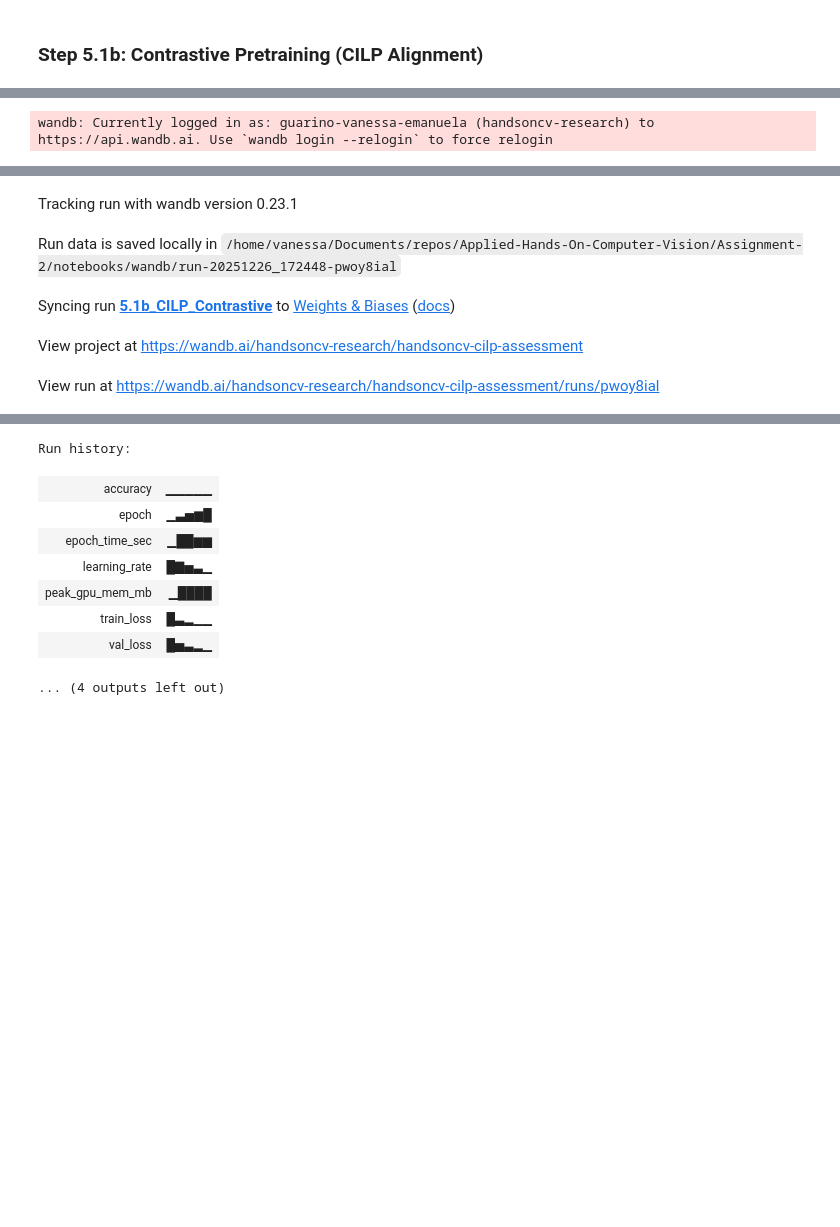
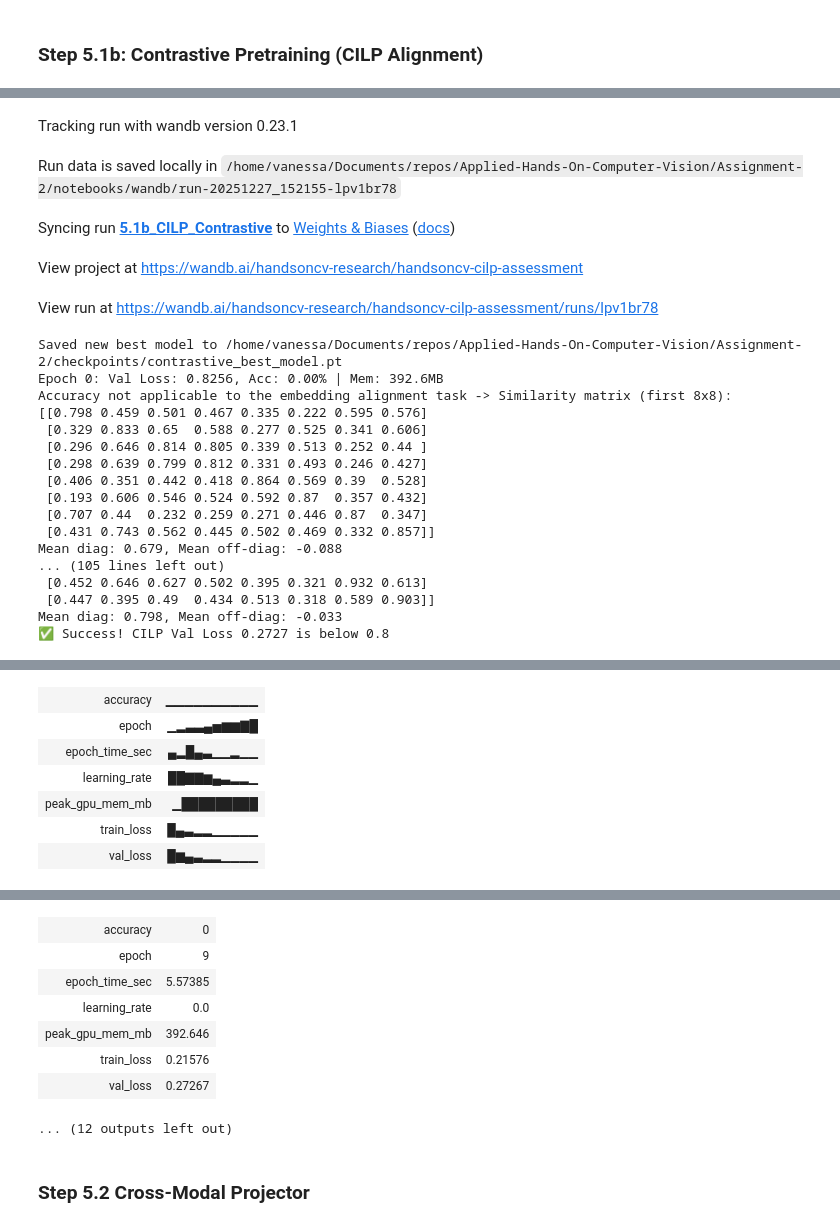
Before and after one commit to Guarinov/applied-hands-on-computer-vision, a Jupyter notebook: Assignment-2/notebooks/04_final_assessment.ipynb, the cells around one changed output, grey strips where cells are left out. Drawn from its saved outputs; the diff is of its cells as text; code cells hidden in the pictures; blank space fills up the shorter version.

```diff
--- a/Assignment-2/notebooks/04_final_assessment.ipynb
+++ b/Assignment-2/notebooks/04_final_assessment.ipynb
@@ -159,6 +171,7 @@ Run summary:
 # %%
 # Configuration to fufill logging requirement
-EPOCHS = 5 # Based on Nvidia 05_Assessment on MultiModal AI Agents
+# Choices based upon Nvidia 05_Assessment CILP training scheme
+EPOCHS = 10
 LEARNING_RATE = 1e-4
 
 run = wandb.init(
@@ -183,23 +196,40 @@ metrics_cilp = train_fusion_cilp_model(
     train_loader,
     val_loader,
     optimizer=optimizer,
-    criterion=torch.nn.CrossEntropyLoss(), # CrossEntropy is used for CLIP loss
+    criterion=torch.nn.CrossEntropyLoss(), # CrossEntropy used for CILP too
     device="cuda",
     epochs=EPOCHS,
     scheduler=scheduler,
     task_mode="contrastive"
 )
 
-# CHECK REQUIREMENT:
-if metrics_cilp['val_loss'] < 3.2:
-    print(f"✅ Success! CILP Val Loss {metrics_cilp['val_loss']:.4f} is below 3.2")
+# TASK 5.1b CHECK REQUIREMENT:
+check_value = 0.8
+if metrics_cilp['val_loss'] < check_value:
+    print(f"✅ Success! CILP Val Loss {metrics_cilp['val_loss']:.4f} is below {check_value}")
 
 wandb.finish()
 # %% [output]
-wandb: Currently logged in as: guarino-vanessa-emanuela (handsoncv-research) to https://api.wandb.ai. Use `wandb login --relogin` to force relogin
 [interactive output not drawn]
 Tracking run with wandb version 0.23.1
-Run data is saved locally in /home/vanessa/Documents/repos/Applied-Hands-On-Computer-Vision/Assignment-2/notebooks/wandb/run-20251226_172448-pwoy8ial
+Run data is saved locally in /home/vanessa/Documents/repos/Applied-Hands-On-Computer-Vision/Assignment-2/notebooks/wandb/run-20251227_152155-lpv1br78
 Syncing run 5.1b_CILP_Contrastive to Weights & Biases (docs)
 View project at https://wandb.ai/handsoncv-research/handsoncv-cilp-assessment
-View run at https://wandb.ai/handsoncv-research/handsoncv-cilp-assessment/runs/pwoy8ial
+View run at https://wandb.ai/handsoncv-research/handsoncv-cilp-assessment/runs/lpv1br78
+Saved new best model to /home/vanessa/Documents/repos/Applied-Hands-On-Computer-Vision/Assignment-2/checkpoints/contrastive_best_model.pt
+Epoch 0: Val Loss: 0.8256, Acc: 0.00% | Mem: 392.6MB
+Accuracy not applicable to the embedding alignment task -> Similarity matrix (first 8x8):
+[[0.798 0.459 0.501 0.467 0.335 0.222 0.595 0.576]
+ [0.329 0.833 0.65  0.588 0.277 0.525 0.341 0.606]
+ [0.296 0.646 0.814 0.805 0.339 0.513 0.252 0.44 ]
+ [0.298 0.639 0.799 0.812 0.331 0.493 0.246 0.427]
+ [0.406 0.351 0.442 0.418 0.864 0.569 0.39  0.528]
+ [0.193 0.606 0.546 0.524 0.592 0.87  0.357 0.432]
+ [0.707 0.44  0.232 0.259 0.271 0.446 0.87  0.347]
+ [0.431 0.743 0.562 0.445 0.502 0.469 0.332 0.857]]
+Mean diag: 0.679, Mean off-diag: -0.088
+... (105 lines left out)
+ [0.452 0.646 0.627 0.502 0.395 0.321 0.932 0.613]
+ [0.447 0.395 0.49  0.434 0.513 0.318 0.589 0.903]]
+Mean diag: 0.798, Mean off-diag: -0.033
+✅ Success! CILP Val Loss 0.2727 is below 0.8
@@ -206,0 +238,7 @@ wandb: WARNING Data passed to `wandb.Image` should consist of values in the rang
+| accuracy | ▁▁▁▁▁▁▁▁▁▁ |
+| epoch | ▁▂▃▃▄▅▆▆▇█ |
+| epoch_time_sec | ▄▂█▄▃▁▁▂▁▁ |
+| learning_rate | ██▇▇▆▄▃▂▂▁ |
+| peak_gpu_mem_mb | ▁█████████ |
+| train_loss | █▄▃▂▂▁▁▁▁▁ |
+| val_loss | █▆▄▃▂▂▁▁▁▁ |
@@ -214,9 +246,10 @@ Epoch 4: Val Loss: 0.4244, Acc: 0.00% | Mem: 378.5MB
+| accuracy | 0 |
+| epoch | 9 |
+| epoch_time_sec | 5.57385 |
+| learning_rate | 0.0 |
+| peak_gpu_mem_mb | 392.646 |
+| train_loss | 0.21576 |
+| val_loss | 0.27267 |
-Run history:
+... (12 outputs left out)
-| accuracy | ▁▁▁▁▁ |
-| epoch | ▁▃▅▆█ |
-| epoch_time_sec | ▁██▆▆ |
-| learning_rate | █▇▅▃▁ |
-| peak_gpu_mem_mb | ▁████ |
-| train_loss | █▃▂▁▁ |
-| val_loss | █▅▃▂▁ |
-... (4 outputs left out)
+# %% [markdown]
+### Step 5.2 Cross-Modal Projector
```
Also changed, not shown: parts of 14 cells of this notebook, 8 other files.
